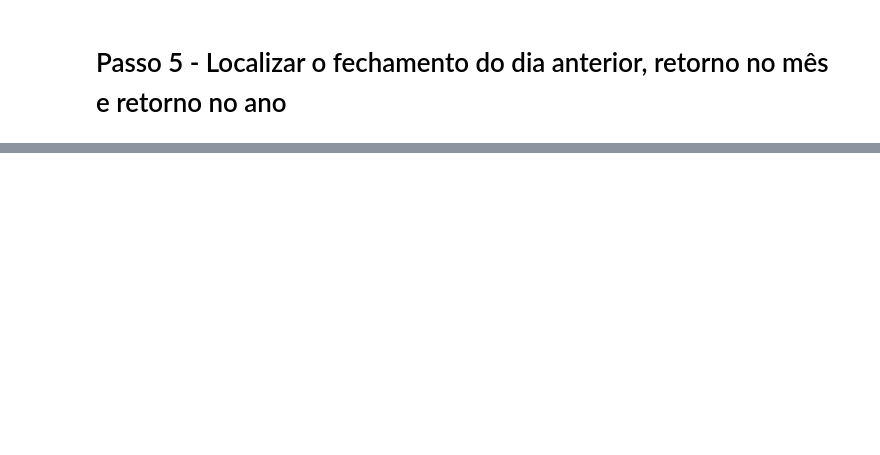
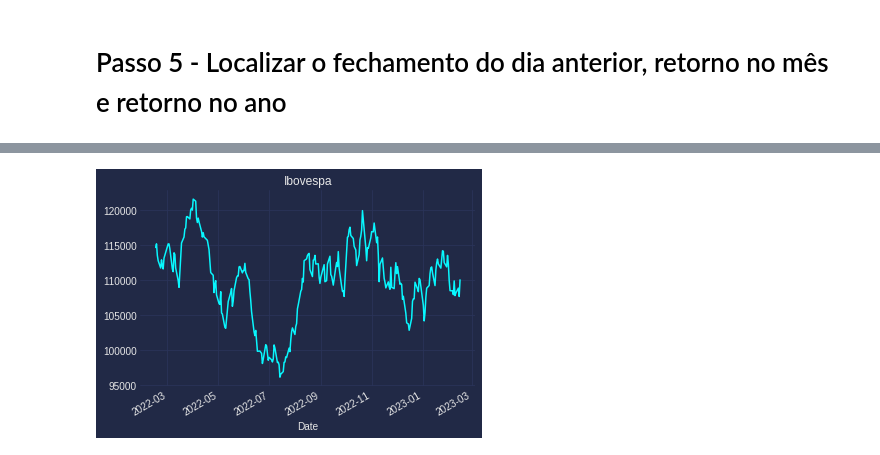
Before and after one commit to ClaudioFritzen/Relatorio_do_dolar_Ibovespa, a Jupyter notebook: relatorio.ipynb, the cells around one changed output, grey strips where cells are left out. Saved outputs shown, nothing was run; the diff lists cells and outputs as text; code cells hidden in the pictures; blank space fills up the shorter version.

```diff
--- a/relatorio.ipynb
+++ b/relatorio.ipynb
@@ -282,0 +297,3 @@ retorno_anual_ibovespa
+# %%
+dados_fechamento = round(dados_fechamento,2)
+dados_fechamento
@@ -282,0 +315,13 @@ retorno_anual_ibovespa
+# %%
+plt.style.use("cyberpunk")
+
+dados_fechamento.plot(y = 'ibovespa', use_index = True, legend = False)
+
+plt.title('Ibovespa')
+#dados_fechamento.plot(y= 'dolar', use_index = True, legend = False)
+
+# salvando a img do grafico como png
+plt.savefig('ibovespa', dpi=300)
+plt.show()
+# %% [output]
+[figure, added]
```
Also changed, not shown: parts of 23 cells of this notebook.
